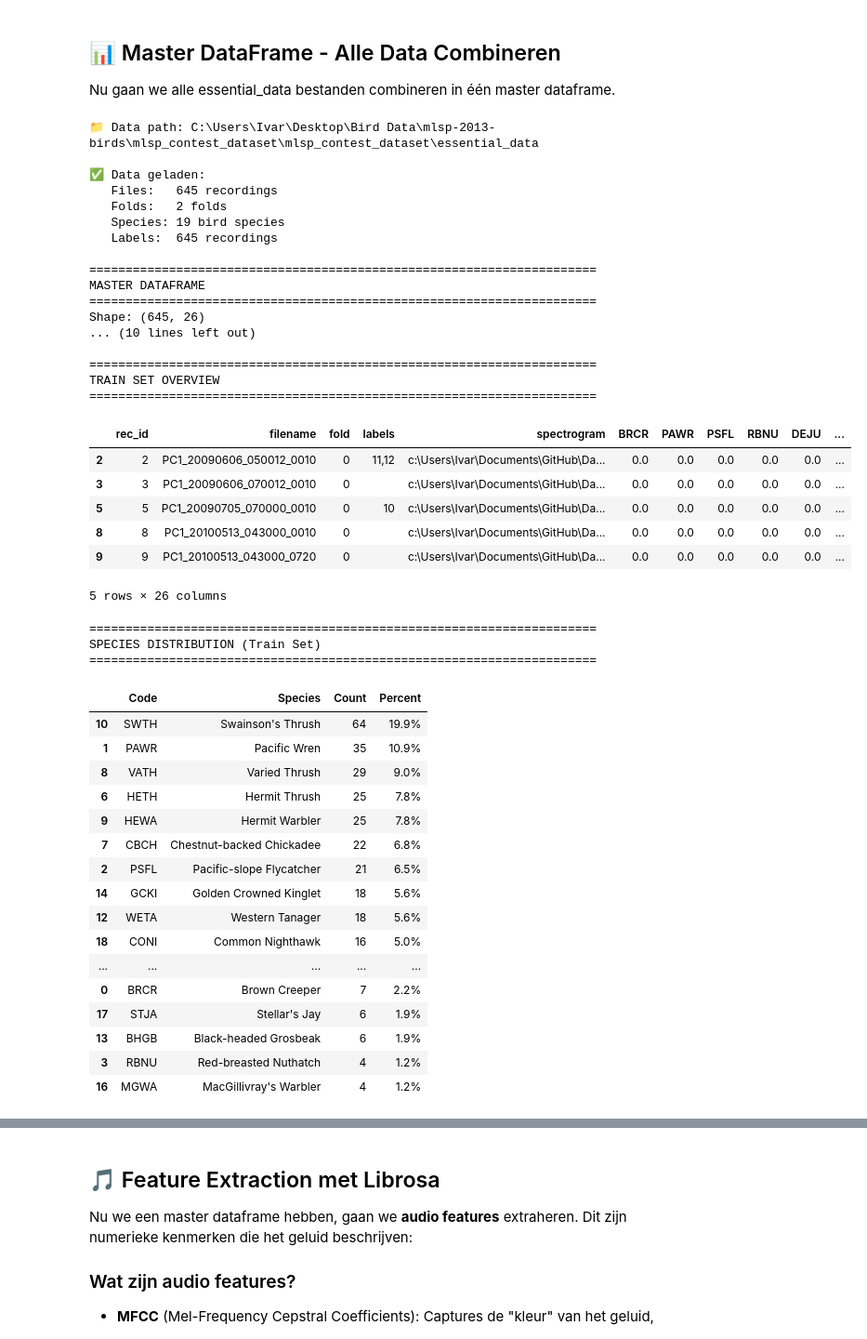
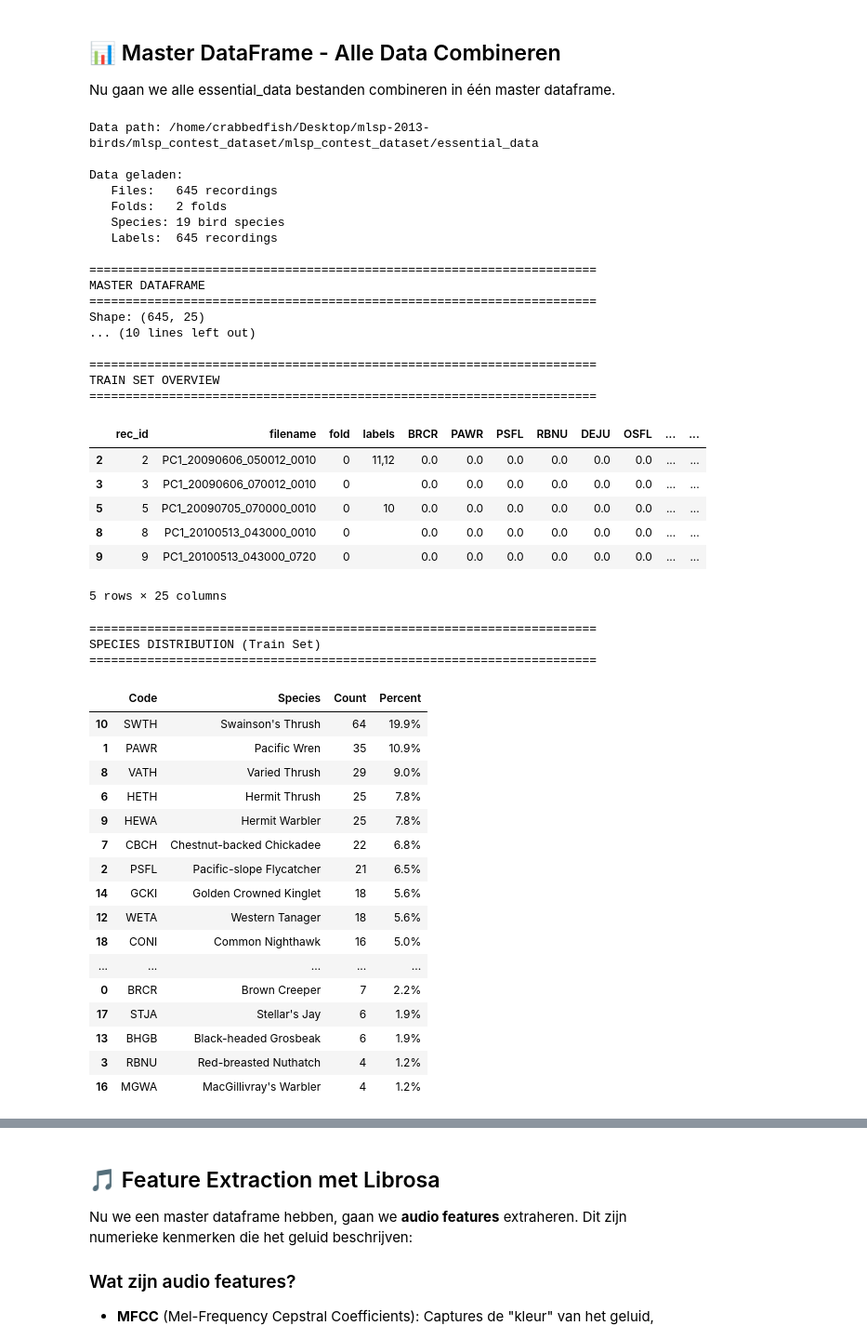
Before and after one commit to IvarHek/DataScienceProjectweek2025, a Jupyter notebook: BirdClassification.ipynb, the cells around one changed output, grey strips where cells are left out. Shown: that part at 93% size. Drawn from its saved outputs; the diff is of its cells as text; code cells hidden in the pictures.

```diff
--- a/BirdClassification.ipynb
+++ b/BirdClassification.ipynb
@@ -119,7 +119,7 @@ print(f"   Labels:  {len(df_labels)} recordings\n")
 data = df_files.copy()
 data = data.merge(df_folds, on='rec_id')
 data = data.merge(df_labels, on='rec_id')
-data['spectrogram'] = data['filename'].apply(lambda x: str(output_dir / f"{x}.png"))
+#data['spectrogram'] = data['filename'].apply(lambda x: str(output_dir / f"{x}.png"))
 
 # Maak binary label kolommen voor elke species
 for _, species in df_species.iterrows():
@@ -166,43 +166,43 @@ for code in target_cols:
     name = df_species[df_species['code'] == code]['species'].values[0]
     species_stats.append({'Code': code, 'Species': name, 'Count': int(count), 'Percent': f"{pct:.1f}%"})
 
 species_df = pd.DataFrame(species_stats).sort_values('Count', ascending=False)
 display(species_df)
 
 print("\n" + "="*70)
 print("VARIABLES AVAILABLE")
 print("="*70)
 print(f"  • data         : Full dataset ({len(data)} rows)")
 print(f"  • train        : Training set ({len(train)} rows)")
 print(f"  • test         : Test set ({len(test)} rows)")
 print(f"  • target_cols  : List of target columns {target_cols[:3]}...")
 print(f"  • df_species   : Species metadata")
 print("="*70)
 # %% [output]
-📁 Data path: C:\Users\Ivar\Desktop\Bird Data\mlsp-2013-birds\mlsp_contest_dataset\mlsp_contest_dataset\essential_data
+Data path: /home/crabbedfish/Desktop/mlsp-2013-birds/mlsp_contest_dataset/mlsp_contest_dataset/essential_data
 
-✅ Data geladen:
+Data geladen:
    Files:   645 recordings
    Folds:   2 folds
    Species: 19 bird species
    Labels:  645 recordings
 
 ======================================================================
 MASTER DATAFRAME
 ======================================================================
-Shape: (645, 26)
+Shape: (645, 25)
 ... (10 lines left out)
 
 ======================================================================
 TRAIN SET OVERVIEW
 ======================================================================
-|  | rec_id | filename | fold | labels | spectrogram | BRCR | PAWR | PSFL | RBNU | DEJU | ... |
-| 2 | 2 | PC1_20090606_050012_0010 | 0 | 11,12 | c:\Users\Ivar\Documents\GitHub\Da... | 0.0 | 0.0 | 0.0 | 0.0 | 0.0 | ... |
-| 3 | 3 | PC1_20090606_070012_0010 | 0 |  | c:\Users\Ivar\Documents\GitHub\Da... | 0.0 | 0.0 | 0.0 | 0.0 | 0.0 | ... |
-| 5 | 5 | PC1_20090705_070000_0010 | 0 | 10 | c:\Users\Ivar\Documents\GitHub\Da... | 0.0 | 0.0 | 0.0 | 0.0 | 0.0 | ... |
-| 8 | 8 | PC1_20100513_043000_0010 | 0 |  | c:\Users\Ivar\Documents\GitHub\Da... | 0.0 | 0.0 | 0.0 | 0.0 | 0.0 | ... |
-| 9 | 9 | PC1_20100513_043000_0720 | 0 |  | c:\Users\Ivar\Documents\GitHub\Da... | 0.0 | 0.0 | 0.0 | 0.0 | 0.0 | ... |
+|  | rec_id | filename | fold | labels | BRCR | PAWR | PSFL | RBNU | DEJU | OSFL | ... | ... |
+| 2 | 2 | PC1_20090606_050012_0010 | 0 | 11,12 | 0.0 | 0.0 | 0.0 | 0.0 | 0.0 | 0.0 | ... | ... |
+| 3 | 3 | PC1_20090606_070012_0010 | 0 |  | 0.0 | 0.0 | 0.0 | 0.0 | 0.0 | 0.0 | ... | ... |
+| 5 | 5 | PC1_20090705_070000_0010 | 0 | 10 | 0.0 | 0.0 | 0.0 | 0.0 | 0.0 | 0.0 | ... | ... |
+| 8 | 8 | PC1_20100513_043000_0010 | 0 |  | 0.0 | 0.0 | 0.0 | 0.0 | 0.0 | 0.0 | ... | ... |
+| 9 | 9 | PC1_20100513_043000_0720 | 0 |  | 0.0 | 0.0 | 0.0 | 0.0 | 0.0 | 0.0 | ... | ... |
-5 rows × 26 columns
+5 rows × 25 columns
 ======================================================================
 SPECIES DISTRIBUTION (Train Set)
 ======================================================================
```
Also changed, not shown: parts of 8 cells of this notebook, 1 other file.
